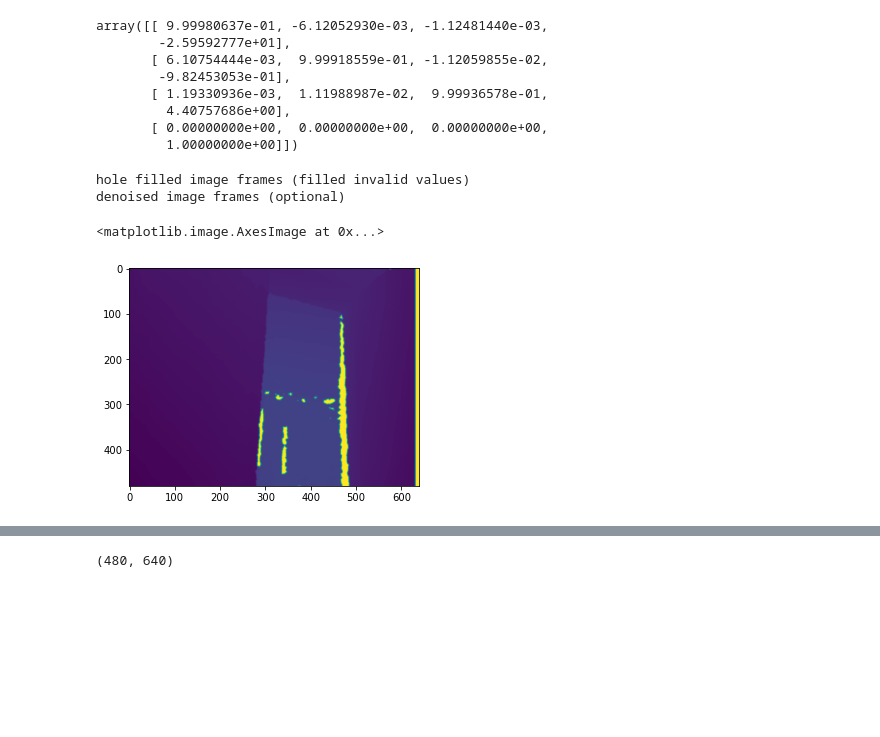
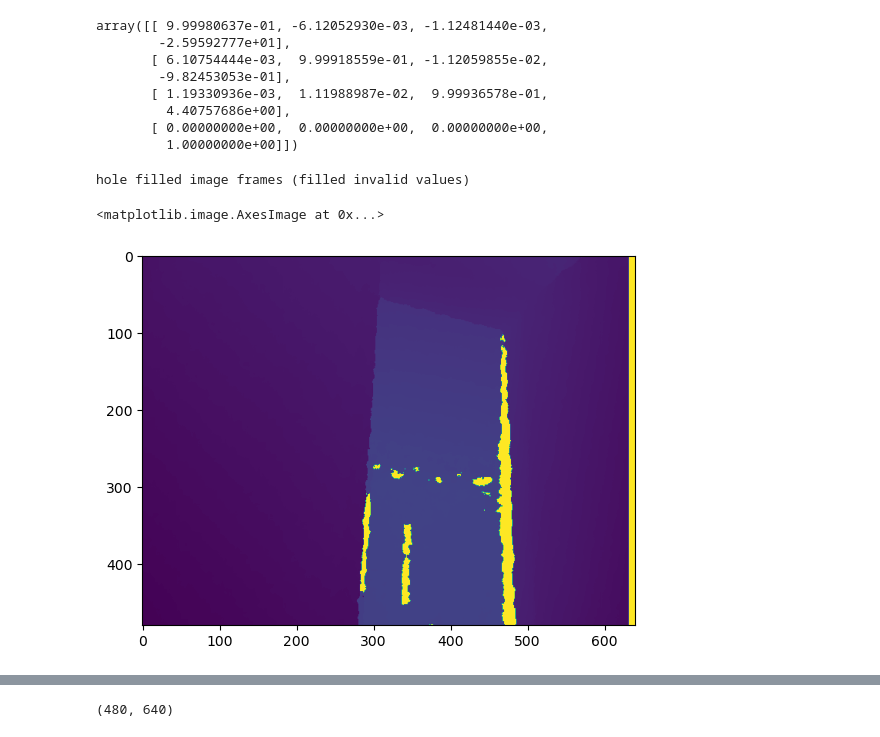
Before and after one commit to XHao1997/wur_navcar, a Jupyter notebook: image_calibration.ipynb, the cells around one changed output, grey strips where cells are left out. Drawn from its saved outputs; the diff is of its cells as text; code cells hidden in the pictures; blank space fills up the shorter version.

Commit message:
fix hole filling part

```diff
--- a/image_calibration.ipynb
+++ b/image_calibration.ipynb
@@ -89,20 +91,15 @@ kinect = camera()
 # %%
-from kinect_smoothing_test import HoleFilling_Filter, Denoising_Filter
-hole_filter = HoleFilling_Filter(flag='fmi')
+hole_filter = HoleFilling_Filter(flag='fmi',min_valid_depth=200, max_valid_depth=500.)
 hf_image = hole_filter.smooth_image(depth_img)
 hole_filter = HoleFilling_Filter(flag='min')
 hf_image = hole_filter.smooth_image(depth_img)
 print('hole filled image frames (filled invalid values)')
 plt.imshow(hf_image)
-noise_filter = Denoising_Filter(flag='gaussian',theta=60)
-denoise_image_frame = noise_filter.smooth_image(hf_image)
-print('denoised image frames (optional)')
-plt.imshow(denoise_image_frame)
+# hf_image = kinect_preprocess(depth_img)
 # %% [output]
 hole filled image frames (filled invalid values)
-denoised image frames (optional)
 <matplotlib.image.AxesImage at 0x...>
-[figure, old version]
+[figure, new version]
 # %%
 undistorted_rgb_img = kinect.undistortion(rgb_img,'rgb')
 plt.imshow( undistorted_rgb_img[:,:,::-1])
```
Also changed, not shown: parts of 8 cells of this notebook.
